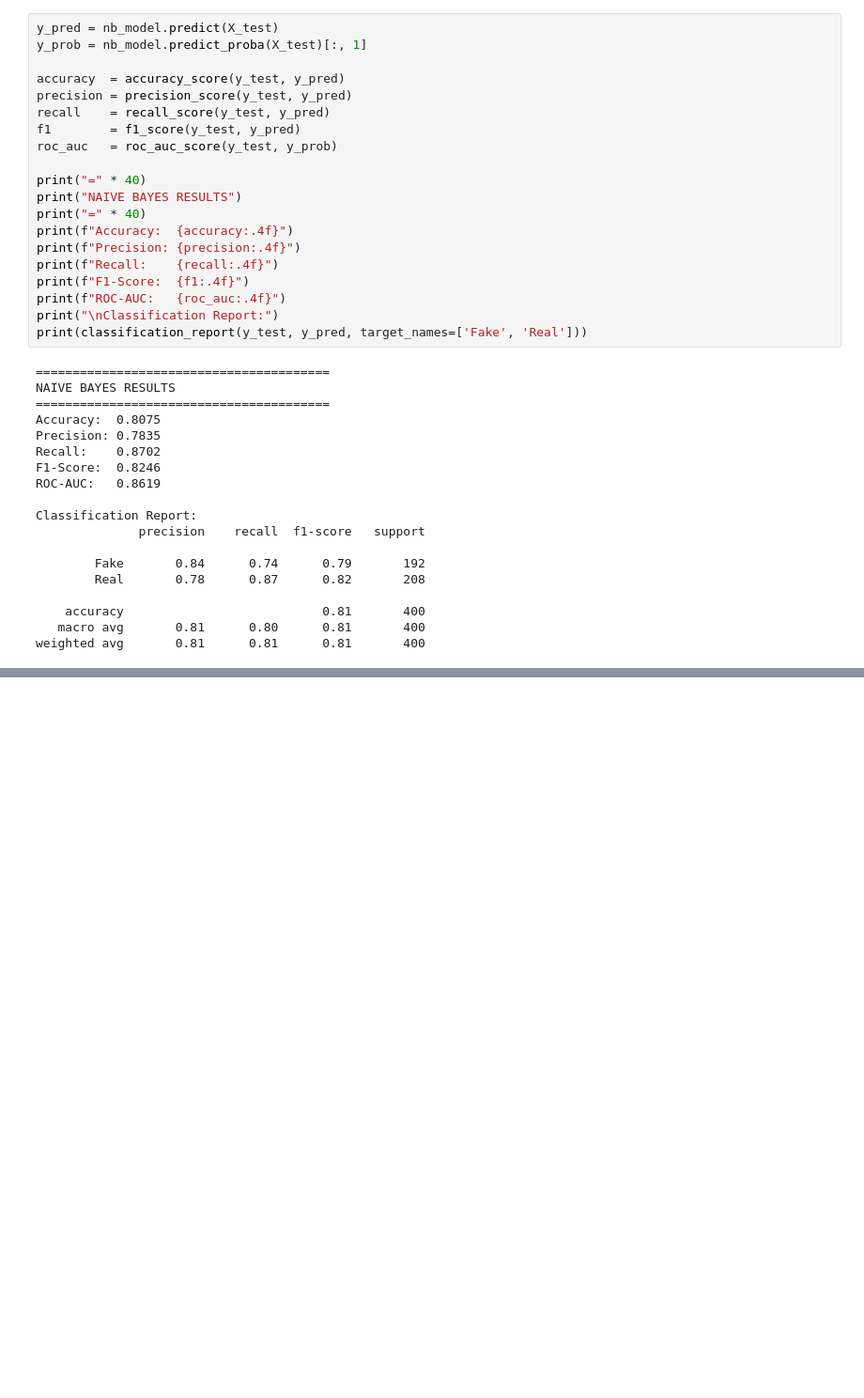
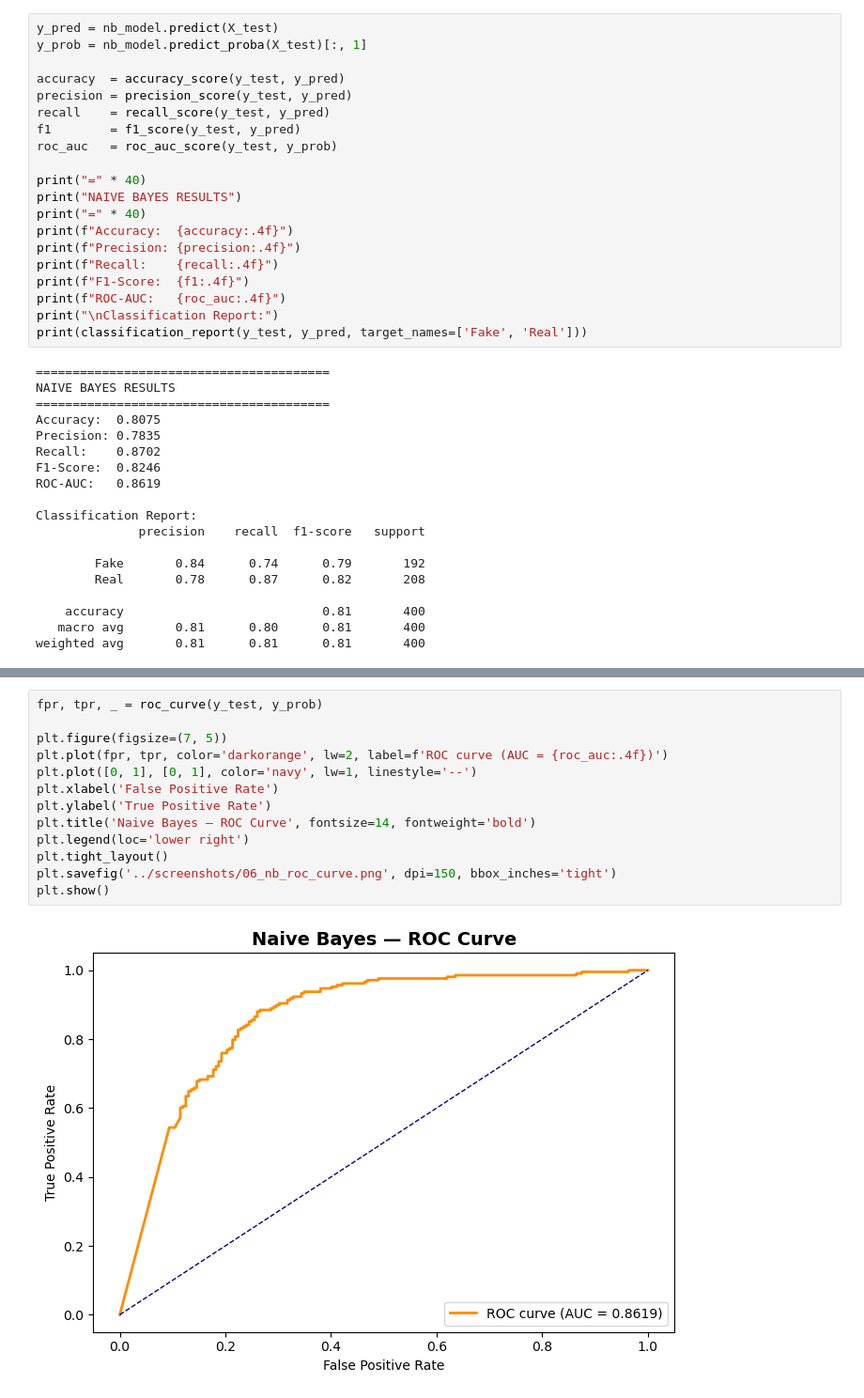
Before and after one commit to pulindu117/NLP_Group_04, a Jupyter notebook: notebooks/04_ml_naive_bayes_matheesha_desaman.ipynb, the cells around one changed output, grey strips where cells are left out. Shown at 94% size. Cells and saved outputs as stored; diff of their text form; blank space fills up the shorter version.

```diff
--- a/notebooks/04_ml_naive_bayes_matheesha_desaman.ipynb
+++ b/notebooks/04_ml_naive_bayes_matheesha_desaman.ipynb
@@ -93,0 +109,15 @@ weighted avg       0.81      0.81      0.81       400
+# %%
+fpr, tpr, _ = roc_curve(y_test, y_prob)
+
+plt.figure(figsize=(7, 5))
+plt.plot(fpr, tpr, color='darkorange', lw=2, label=f'ROC curve (AUC = {roc_auc:.4f})')
+plt.plot([0, 1], [0, 1], color='navy', lw=1, linestyle='--')
+plt.xlabel('False Positive Rate')
+plt.ylabel('True Positive Rate')
+plt.title('Naive Bayes — ROC Curve', fontsize=14, fontweight='bold')
+plt.legend(loc='lower right')
+plt.tight_layout()
+plt.savefig('../screenshots/06_nb_roc_curve.png', dpi=150, bbox_inches='tight')
+plt.show()
+# %% [output]
+[figure, added]
```
Also changed, not shown: parts of 1 cell of this notebook.
